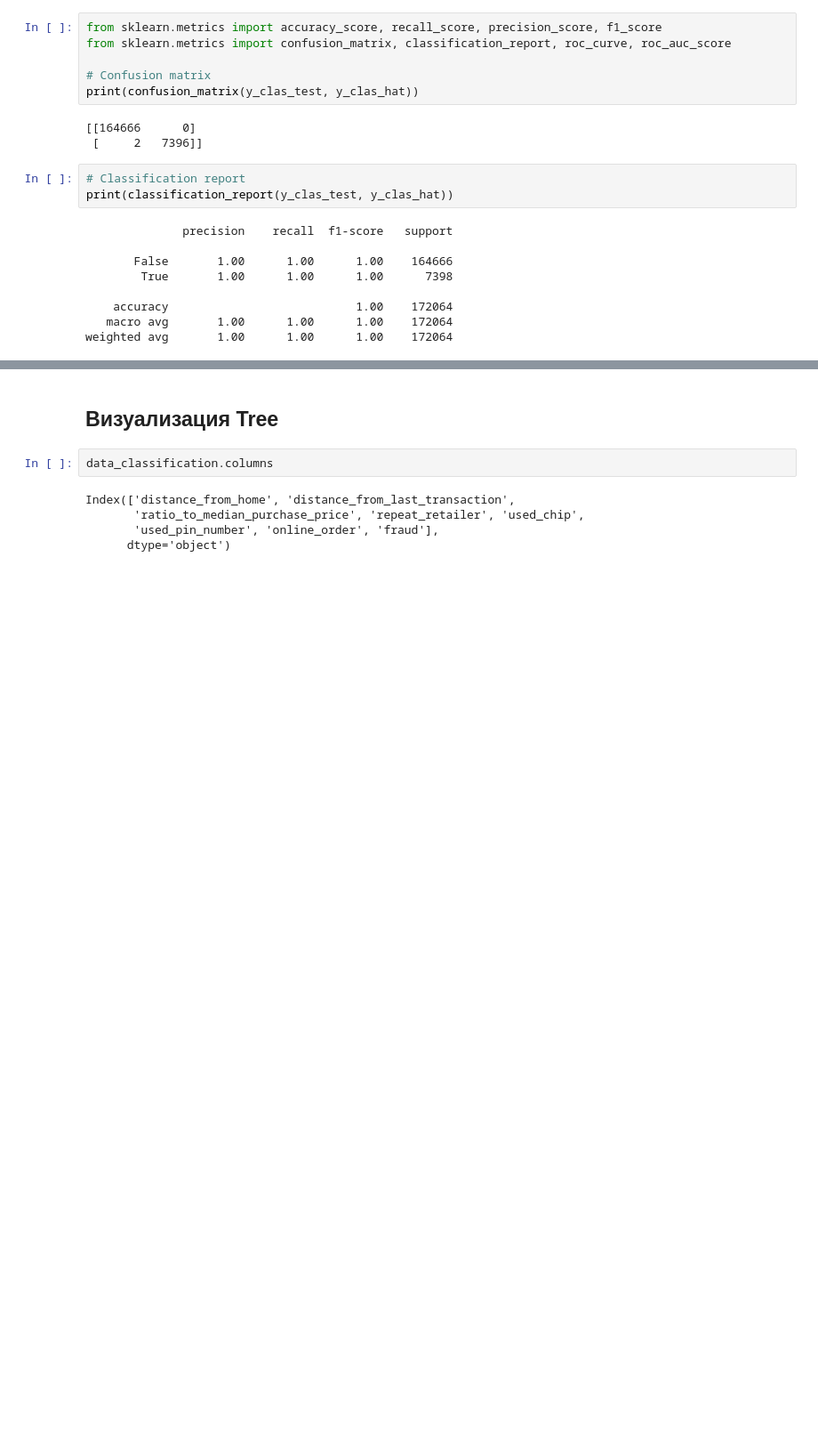
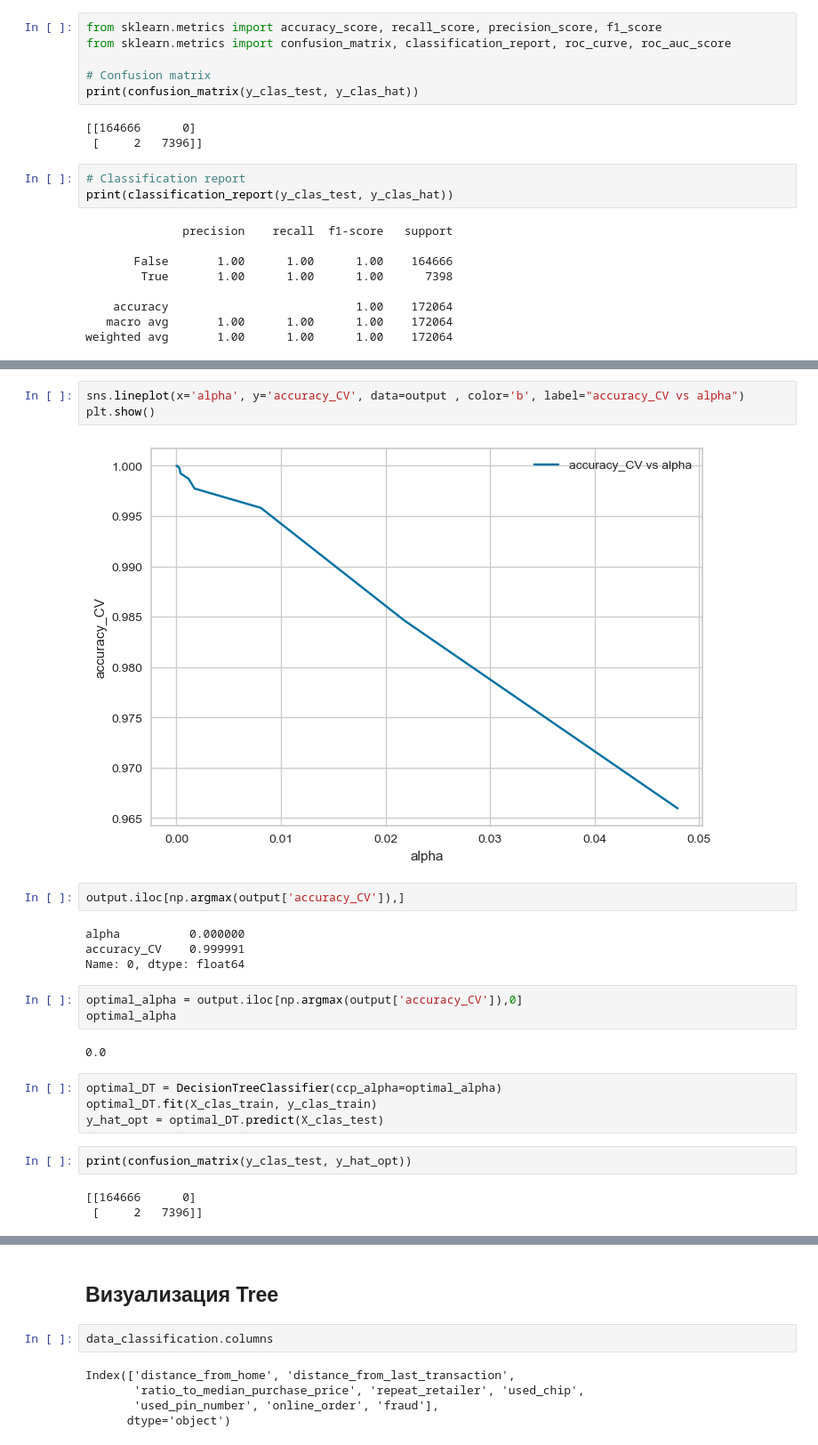
Before and after one commit to Otocolobus-manules/Mashine-Learning_3_semestr, a Jupyter notebook: Работа 5/Abramov_Lab_5.ipynb, the cells around one changed output, grey strips where cells are left out. Shown at 89% size. Saved outputs shown, nothing was run; the diff lists cells and outputs as text; blank space fills up the shorter version.

```diff
--- a/Работа 5/Abramov_Lab_5.ipynb
+++ b/Работа 5/Abramov_Lab_5.ipynb
@@ -136,0 +168,25 @@ weighted avg       1.00      1.00      1.00    172064
+# %%
+sns.lineplot(x='alpha', y='accuracy_CV', data=output , color='b', label="accuracy_CV vs alpha")
+plt.show()
+# %% [output]
+[figure, added]
+# %%
+output.iloc[np.argmax(output['accuracy_CV']),]
+# %% [output]
+alpha          0.000000
+accuracy_CV    0.999991
+Name: 0, dtype: float64
+# %%
+optimal_alpha = output.iloc[np.argmax(output['accuracy_CV']),0]
+optimal_alpha
+# %% [output]
+0.0
+# %%
+optimal_DT = DecisionTreeClassifier(ccp_alpha=optimal_alpha)
+optimal_DT.fit(X_clas_train, y_clas_train)
+y_hat_opt = optimal_DT.predict(X_clas_test)
+# %%
+print(confusion_matrix(y_clas_test, y_hat_opt))
+# %% [output]
+[[164666      0]
+ [     2   7396]]
```
Also changed, not shown: parts of 35 cells of this notebook, 2 other files.
